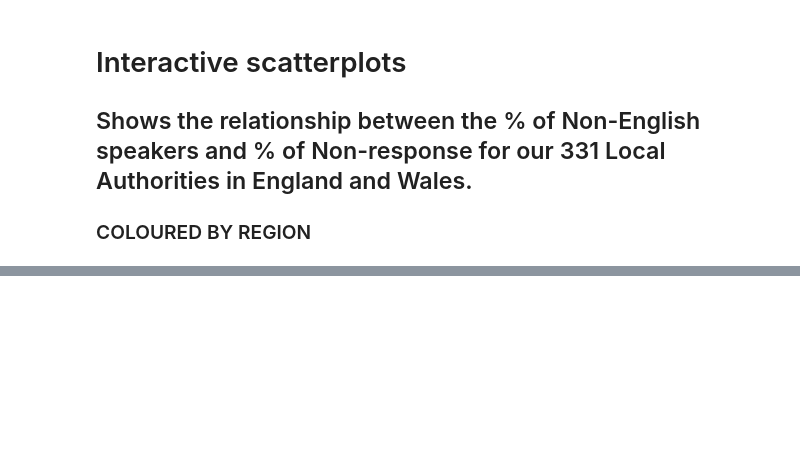
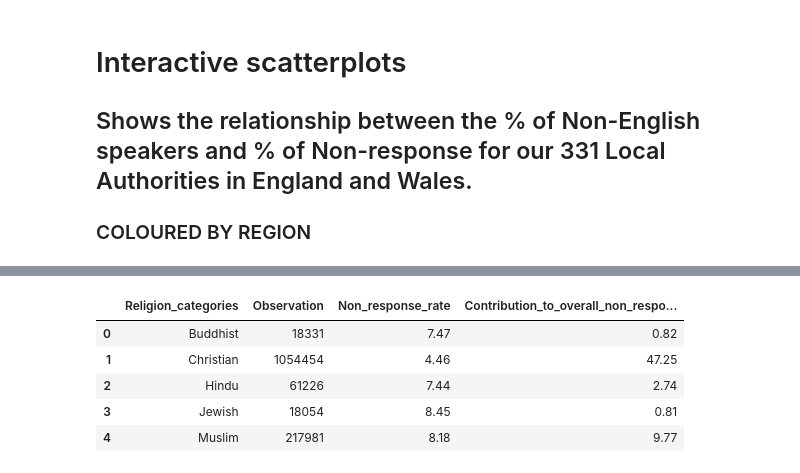
Before and after one commit to UKDataServiceOpen/InteractiveGender, a Jupyter notebook: Python/SO_outputs.ipynb, the cells around one changed output, grey strips where cells are left out. Cells and saved outputs as stored; diff of their text form; code cells hidden in the pictures; blank space fills up the shorter version.

```diff
--- a/Python/SO_outputs.ipynb
+++ b/Python/SO_outputs.ipynb
@@ -177,9 +285,16 @@ totals = totals.sort_values(by = "Percent_of_survey_respondents", ascending = Fa
 # %%
 # Read-in Non-response table
 
-nr_totals = pd.read_csv('Data/nr_totals_SO.csv')
+nr_totals = pd.read_csv('nr_totals_SO.csv')
 
 nr_totals.head()
+# %% [output]
+|  | Religion_categories | Observation | Non_response_rate | Contribution_to_overall_non_respo... |
+| 0 | Buddhist | 18331 | 7.47 | 0.82 |
+| 1 | Christian | 1054454 | 4.46 | 47.25 |
+| 2 | Hindu | 61226 | 7.44 | 2.74 |
+| 3 | Jewish | 18054 | 8.45 | 0.81 |
+| 4 | Muslim | 217981 | 8.18 | 9.77 |
 # %%
 nr_totals = nr_totals.sort_values(by = "Contribution_to_overall_non_response_rate", ascending = False)
 # %%
```
Also changed, not shown: parts of 16 cells of this notebook.
